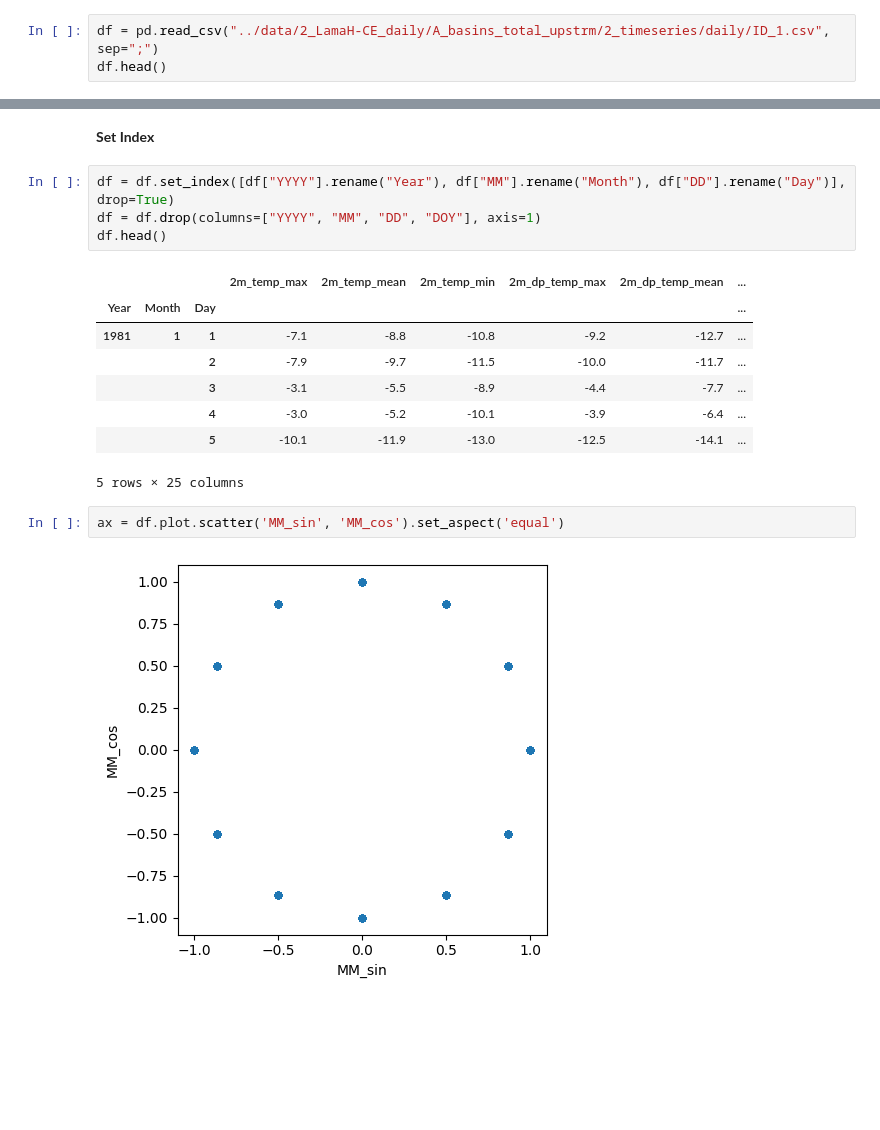
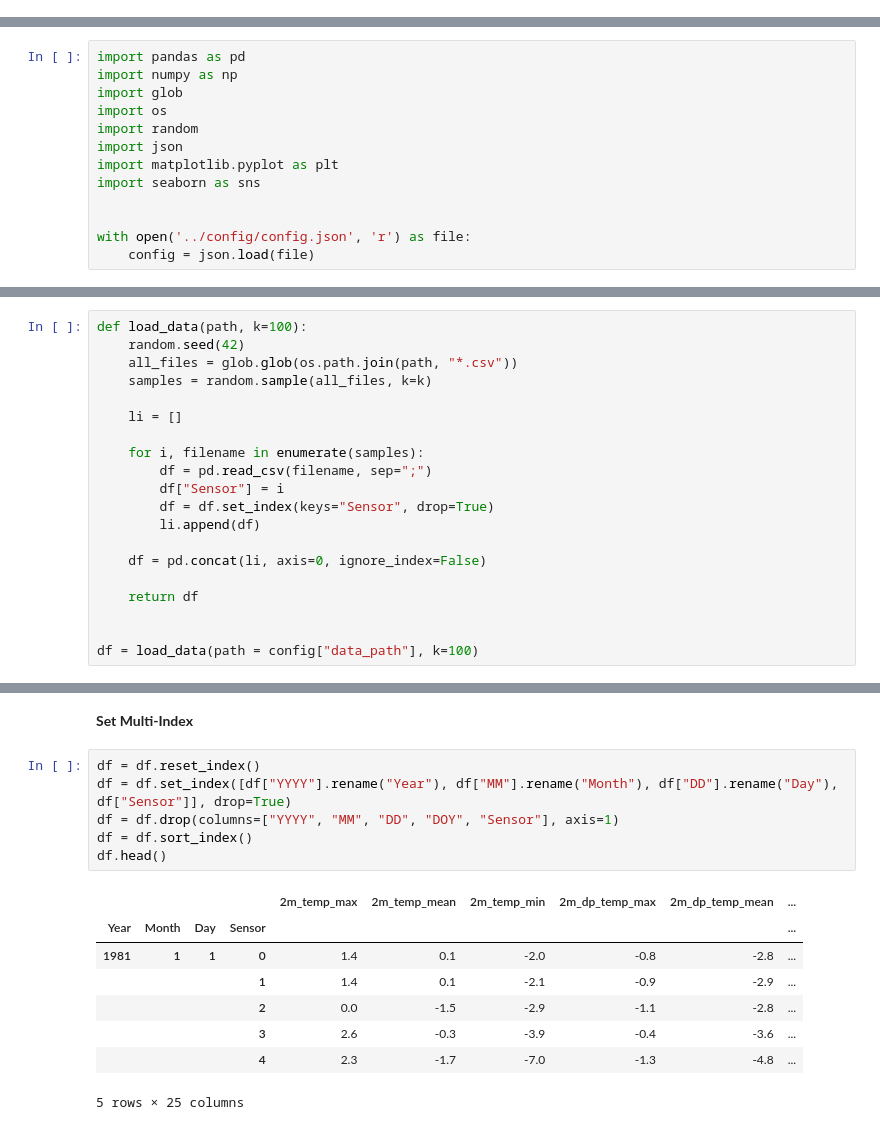
Before and after one commit to allorenz/LamaH-Precipitation-Forecast, a Jupyter notebook: src/eda.ipynb, the cells around one changed output, grey strips where cells are left out. Drawn from its saved outputs; the diff is of its cells as text; blank space fills up the shorter version.

```diff
--- a/src/eda.ipynb
+++ b/src/eda.ipynb
@@ -4,3 +0,0 @@ import numpy as np
-# %%
-df = pd.read_csv("../data/2_LamaH-CE_daily/A_basins_total_upstrm/2_timeseries/daily/ID_1.csv", sep=";")
-df.head()
@@ -14,0 +3,13 @@ df.head()
+# %%
+import pandas as pd
+import numpy as np
+import glob
+import os
+import random
+import json
+import matplotlib.pyplot as plt
+import seaborn as sns
+
+
+with open('../config/config.json', 'r') as file:
+    config = json.load(file)
@@ -15 +18,21 @@ df.head()
+# %%
+def load_data(path, k=100):
+    random.seed(42)
+    all_files = glob.glob(os.path.join(path, "*.csv"))
+    samples = random.sample(all_files, k=k)
+
+    li = []
+
+    for i, filename in enumerate(samples):
+        df = pd.read_csv(filename, sep=";")
+        df["Sensor"] = i
+        df = df.set_index(keys="Sensor", drop=True)
+        li.append(df)
+
+    df = pd.concat(li, axis=0, ignore_index=False)
+
+    return df
+
+
+df = load_data(path = config["data_path"], k=100)
 # %%
@@ -49,19 +148,17 @@ df.drop(columns=["DOY"], axis=1)
 # %% [markdown]
-__Set Index__
+__Set Multi-Index__
 # %%
-df = df.set_index([df["YYYY"].rename("Year"), df["MM"].rename("Month"), df["DD"].rename("Day")], drop=True)
-df = df.drop(columns=["YYYY", "MM", "DD", "DOY"], axis=1)
+df = df.reset_index()
+df = df.set_index([df["YYYY"].rename("Year"), df["MM"].rename("Month"), df["DD"].rename("Day"), df["Sensor"]], drop=True)
+df = df.drop(columns=["YYYY", "MM", "DD", "DOY", "Sensor"], axis=1)
+df = df.sort_index()
 df.head()
 # %% [output]
-|  |  |  | 2m_temp_max | 2m_temp_mean | 2m_temp_min | 2m_dp_temp_max | 2m_dp_temp_mean | ... |
-| Year | Month | Day |  |  |  |  |  | ... |
-| 1981 | 1 | 1 | -7.1 | -8.8 | -10.8 | -9.2 | -12.7 | ... |
-|  |  | 2 | -7.9 | -9.7 | -11.5 | -10.0 | -11.7 | ... |
-|  |  | 3 | -3.1 | -5.5 | -8.9 | -4.4 | -7.7 | ... |
-|  |  | 4 | -3.0 | -5.2 | -10.1 | -3.9 | -6.4 | ... |
-|  |  | 5 | -10.1 | -11.9 | -13.0 | -12.5 | -14.1 | ... |
+|  |  |  |  | 2m_temp_max | 2m_temp_mean | 2m_temp_min | 2m_dp_temp_max | 2m_dp_temp_mean | ... |
+| Year | Month | Day | Sensor |  |  |  |  |  | ... |
+| 1981 | 1 | 1 | 0 | 1.4 | 0.1 | -2.0 | -0.8 | -2.8 | ... |
+|  |  |  | 1 | 1.4 | 0.1 | -2.1 | -0.9 | -2.9 | ... |
+|  |  |  | 2 | 0.0 | -1.5 | -2.9 | -1.1 | -2.8 | ... |
+|  |  |  | 3 | 2.6 | -0.3 | -3.9 | -0.4 | -3.6 | ... |
+|  |  |  | 4 | 2.3 | -1.7 | -7.0 | -1.3 | -4.8 | ... |
 5 rows × 25 columns
-# %%
-ax = df.plot.scatter('MM_sin', 'MM_cos').set_aspect('equal')
-# %% [output]
-[figure, removed]
```
Also changed, not shown: parts of 23 cells of this notebook, 1 other file.
